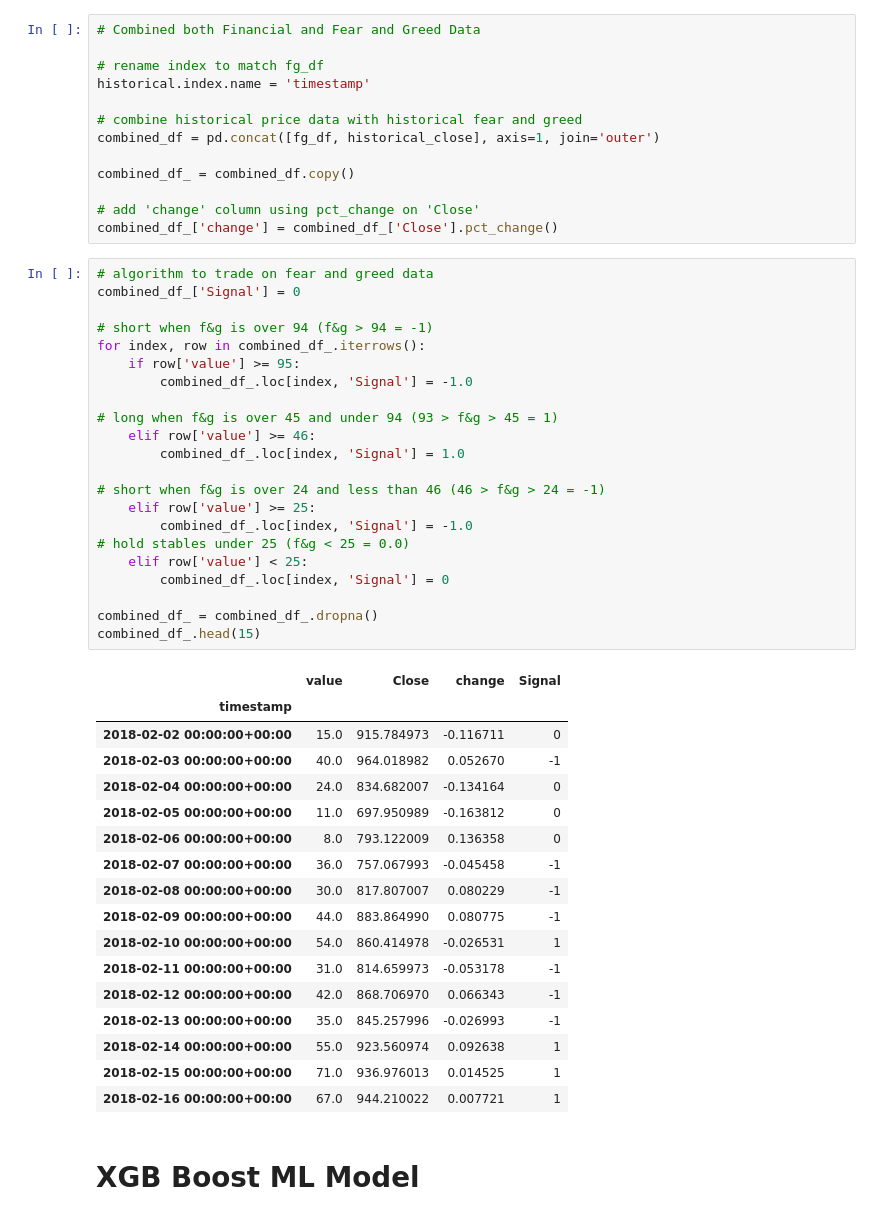
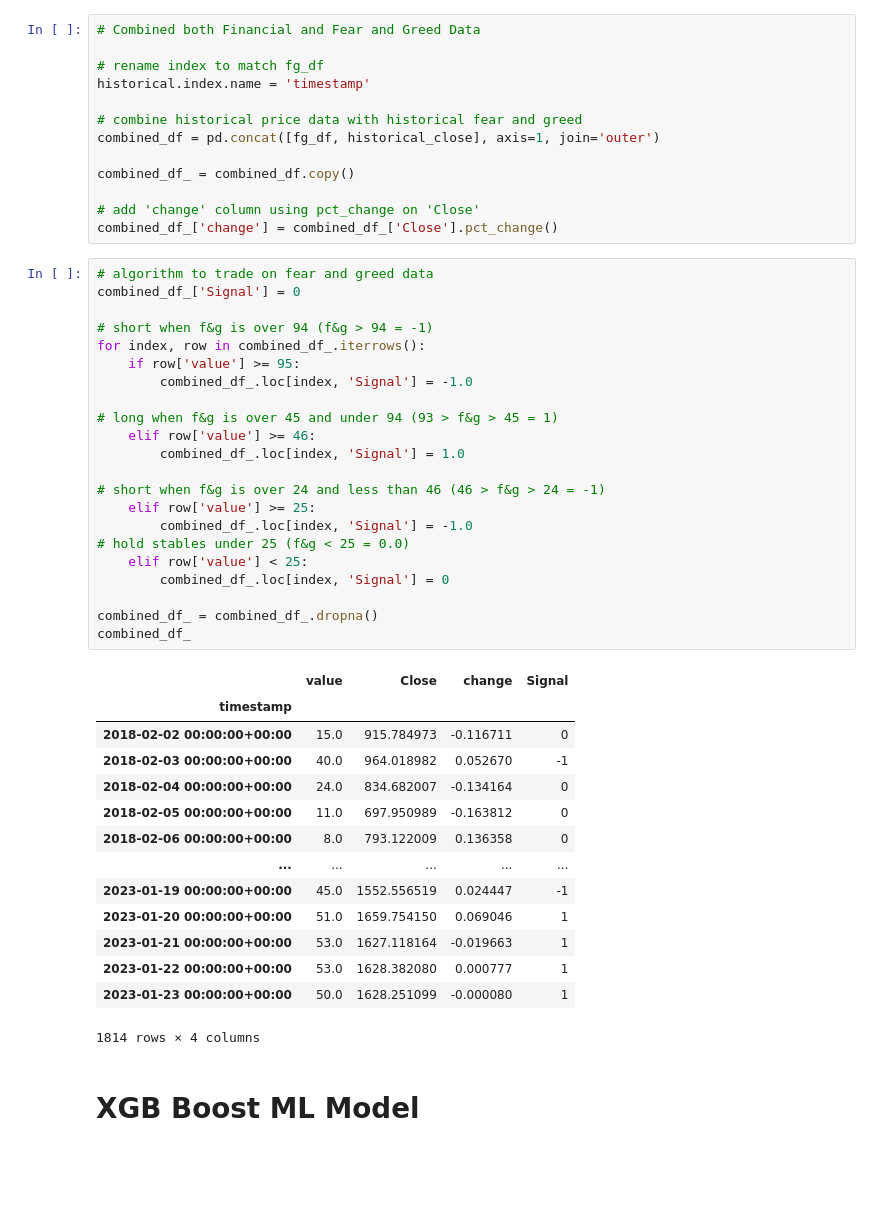
Before and after one commit to AGralin/dreambuilder_bot, a Jupyter notebook: testing/YEN_Alpaca_Markets.ipynb, the cells around one changed output. Saved outputs shown, nothing was run; the diff lists cells and outputs as text; blank space fills up the shorter version.

```diff
--- a/testing/YEN_Alpaca_Markets.ipynb
+++ b/testing/YEN_Alpaca_Markets.ipynb
@@ -64,43 +64,40 @@ combined_df_['change'] = combined_df_['Close'].pct_change()
 # %%
 # algorithm to trade on fear and greed data
 combined_df_['Signal'] = 0
 
 # short when f&g is over 94 (f&g > 94 = -1)
 for index, row in combined_df_.iterrows():
     if row['value'] >= 95:
         combined_df_.loc[index, 'Signal'] = -1.0
 
 # long when f&g is over 45 and under 94 (93 > f&g > 45 = 1)
     elif row['value'] >= 46:
         combined_df_.loc[index, 'Signal'] = 1.0
 
 # short when f&g is over 24 and less than 46 (46 > f&g > 24 = -1)
     elif row['value'] >= 25:
         combined_df_.loc[index, 'Signal'] = -1.0
 # hold stables under 25 (f&g < 25 = 0.0)
     elif row['value'] < 25:
         combined_df_.loc[index, 'Signal'] = 0
 
 combined_df_ = combined_df_.dropna()
-combined_df_.head(15)
+combined_df_
 # %% [output]
 |  | value | Close | change | Signal |
 | timestamp |  |  |  |  |
 | 2018-02-02 00:00:00+00:00 | 15.0 | 915.784973 | -0.116711 | 0 |
 | 2018-02-03 00:00:00+00:00 | 40.0 | 964.018982 | 0.052670 | -1 |
 | 2018-02-04 00:00:00+00:00 | 24.0 | 834.682007 | -0.134164 | 0 |
 | 2018-02-05 00:00:00+00:00 | 11.0 | 697.950989 | -0.163812 | 0 |
 | 2018-02-06 00:00:00+00:00 | 8.0 | 793.122009 | 0.136358 | 0 |
-| 2018-02-07 00:00:00+00:00 | 36.0 | 757.067993 | -0.045458 | -1 |
-| 2018-02-08 00:00:00+00:00 | 30.0 | 817.807007 | 0.080229 | -1 |
-| 2018-02-09 00:00:00+00:00 | 44.0 | 883.864990 | 0.080775 | -1 |
-| 2018-02-10 00:00:00+00:00 | 54.0 | 860.414978 | -0.026531 | 1 |
-| 2018-02-11 00:00:00+00:00 | 31.0 | 814.659973 | -0.053178 | -1 |
-| 2018-02-12 00:00:00+00:00 | 42.0 | 868.706970 | 0.066343 | -1 |
-| 2018-02-13 00:00:00+00:00 | 35.0 | 845.257996 | -0.026993 | -1 |
-| 2018-02-14 00:00:00+00:00 | 55.0 | 923.560974 | 0.092638 | 1 |
-| 2018-02-15 00:00:00+00:00 | 71.0 | 936.976013 | 0.014525 | 1 |
-| 2018-02-16 00:00:00+00:00 | 67.0 | 944.210022 | 0.007721 | 1 |
+| ... | ... | ... | ... | ... |
+| 2023-01-19 00:00:00+00:00 | 45.0 | 1552.556519 | 0.024447 | -1 |
+| 2023-01-20 00:00:00+00:00 | 51.0 | 1659.754150 | 0.069046 | 1 |
+| 2023-01-21 00:00:00+00:00 | 53.0 | 1627.118164 | -0.019663 | 1 |
+| 2023-01-22 00:00:00+00:00 | 53.0 | 1628.382080 | 0.000777 | 1 |
+| 2023-01-23 00:00:00+00:00 | 50.0 | 1628.251099 | -0.000080 | 1 |
+1814 rows × 4 columns
 # %% [markdown]
 # XGB Boost ML Model
 # %%
```
Also changed, not shown: parts of 7 cells of this notebook.
